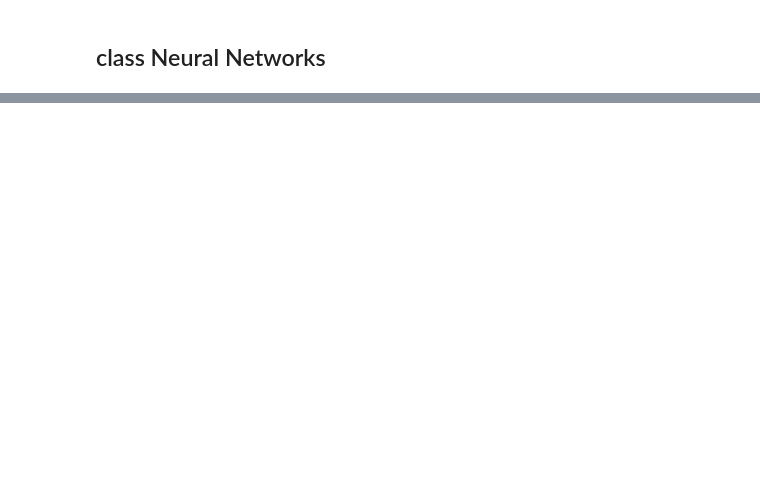
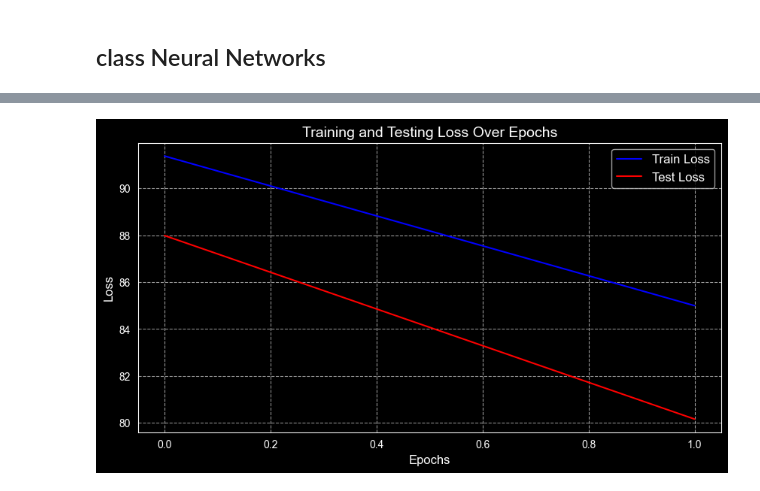
Before and after one commit to mohammadrezakasra/lenet5-mnist-from-scratch, a Jupyter notebook: lenet5.ipynb, the cells around one changed output, grey strips where cells are left out. Saved outputs shown, nothing was run; the diff lists cells and outputs as text; code cells hidden in the pictures; blank space fills up the shorter version.

```diff
--- a/lenet5.ipynb
+++ b/lenet5.ipynb
@@ -397,3 +378,22 @@ def ce_loss(labels,predictions):
+# %%
+def momentum(v_in,w,dw,lr,beta_1=0.9):
+    v_t = beta_1 * v_in + (1 - beta_1) * dw
+    w = w - lr * v_t
+    return w , v_t
+# %%
+def rmsprop(s_in,w,dw,lr,beta_2=0.99 , epsilon = 1e-8):
+    s = beta_2 * s_in + (1-beta_2) * np.power(dw,2)
+    w = w - (lr /(np.sqrt(s) + epsilon) * dw)
+    return w , s
+# %%
+def adam(v_in,s_in,w,dw,lr,t,beta_1=0.9,beta_2=0.99 , epsilon = 1e-8):
+    v = beta_1 * v_in + (1 - beta_1) * dw
+    s = beta_2 * s_in + (1-beta_2) * np.power(dw,2)
+    v_hat = v/(1-beta_1 ** t)
+    s_hat = s/(1-beta_2 ** t)
+    w = w - lr / (np.sqrt(s_hat) + epsilon) * v_hat
+
+    return w , s ,v
 # %% [markdown]
 ## class Neural Networks
 # %%
@@ -746,0 +792,70 @@ class neural_networks():
+# %%
+# ۱. تعریف ابعاد و ساختار فرضی لایه‌ها برای تست سریع
+input_dim = 576
+output_dim = 10
+layer_sizes = [128, 10]
+conv_list = [("conv", 1, 5, 1)]  # لایه کانولوشن با ۱ فیلتر و سایز ۵
+
+# ۲. ساخت یک نمونه (Instance) از کلاس شبکه عصبی شما
+print("در حال ساخت مدل...")
+model = neural_networks(
+    input_dim=input_dim,
+    output_dim=output_dim,
+    layer_sizes=layer_sizes,
+    conv_list=conv_list,
+    mod_opt="momentum",
+    activation="sigmoid"
+    # مقداردهی اولیه به صورت خودکار در همین مرحله انجام می‌شود
+)
+
+# 🔴 گام ۳ (فراخوانی مجدد initialize_weights) کاملاً حذف شد تا وزن‌ها دوبرابر نشوند!
+
+# ۴. تولید داده‌های ساختگی کوچک برای تست یک چرخه کامل (فقط ۲ نمونه تصویر)
+X_dummy = np.random.randn(2, 1, 28, 28)
+y_dummy = np.random.randn(2, 10) # برچسب‌های فرضی لایه آخر
+
+print("\n=== شروع تست گام به گام ===")
+
+# تست اکشن رفت (Forward)
+try:
+    pred = model.forward(X_dummy)
+    print("after forward:", model.filter_list[0].shape)
+    print(f"✅ تست Forward با موفقیت انجام شد! ابعاد خروجی مدل: {pred.shape}")
+except Exception as e:
+    print(f"❌ خطا در بخش Forward: {e}")
+
+# تست اکشن برگشت (Backward)
+try:
+    model.backward(X_dummy, y_dummy)
+    print("after backward:", model.filter_list[0].shape)
+    print("✅ تست Backward با موفقیت انجام شد! گرادیان‌ها محاسبه شدند.")
+except Exception as e:
+    print(f"❌ خطا در بخش Backward: {e}")
+
+# تست به‌روزرسانی وزن‌ها (Update)
+try:
+    model.update(t=1, lr=0.001)
+    print("✅ تست Update با موفقیت انجام شد! وزن‌ها به‌روزرسانی شدند.")
+except Exception as e:
+    print(f"❌ خطا در بخش Update: {e}")
+
+
+print("\n=== شروع تست متد جامع Train ===")
+# ساخت داده‌های آموزشی و تست ساختگی بیشتر برای سنجش تابع train
+X_train_dummy = np.random.randn(10, 1, 28, 28)
+y_train_dummy = np.random.randn(10, 10)
+X_test_dummy = np.random.randn(4, 1, 28, 28)
+y_test_dummy = np.random.randn(4, 10)
+
+try:
+    model.train(
+        training_data=(X_train_dummy, y_train_dummy),
+        testing_data=(X_test_dummy, y_test_dummy),
+        epochs=2,
+        batch_size=2,
+        lr=0.001
+    )
+    print("✅ متد Train بدون خطا تا انتها اجرا شد و نمودار خطا رسم گردید!")
+except Exception as e:
+    print(f"❌ خطا در اجرای متد Train: {e}")
+# %% [output]
@@ -746,0 +879 @@ class neural_networks():
+[figure, added]
```
Also changed, not shown: parts of 15 cells of this notebook, 1 other file.
